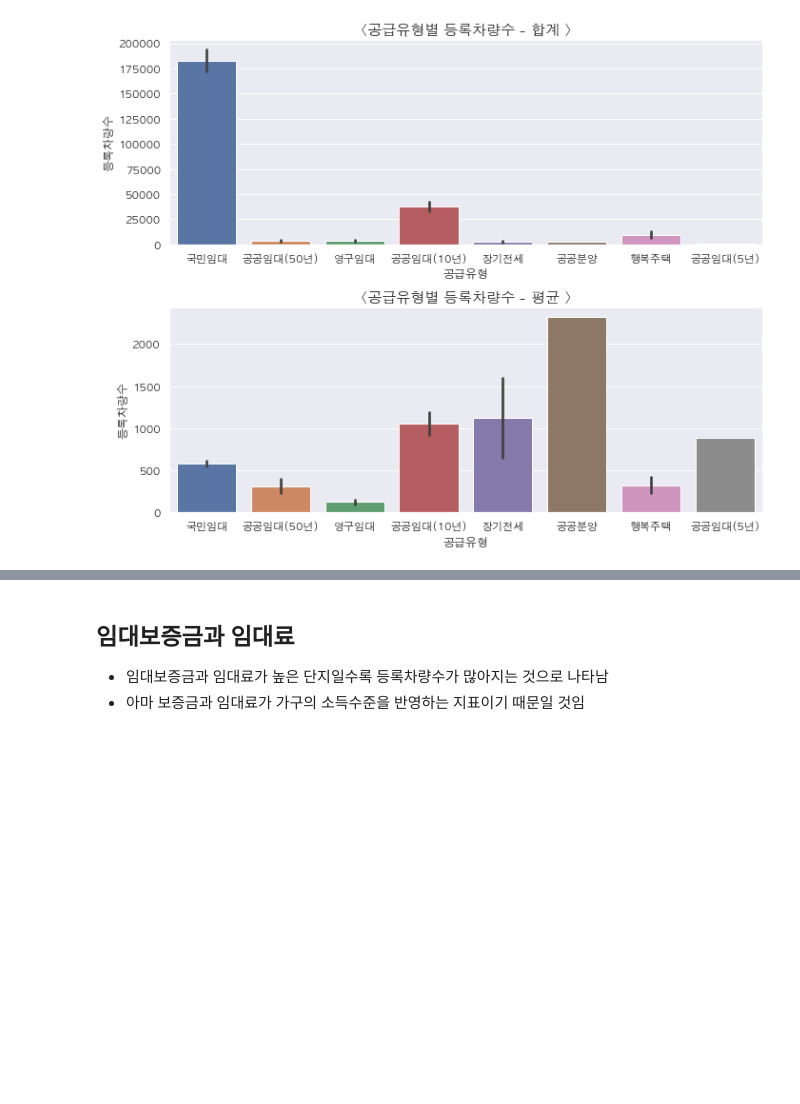
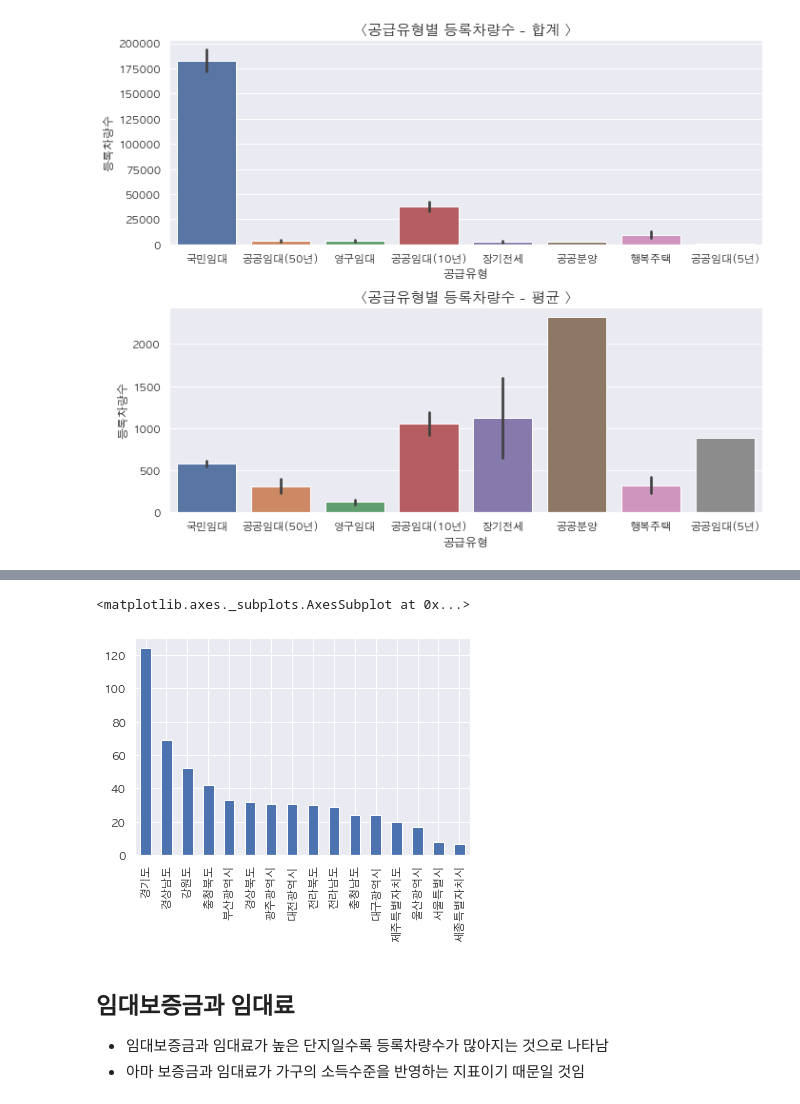
Before and after one commit to ilikeinow12/Kaggle, a Jupyter notebook: 주차수요예측.ipynb, the cells around one changed output, grey strips where cells are left out. Saved outputs shown, nothing was run; the diff lists cells and outputs as text; code cells hidden in the pictures; blank space fills up the shorter version.

```diff
--- a/주차수요예측.ipynb
+++ b/주차수요예측.ipynb
@@ -733,3 +850,8 @@ plt.show();
+# %%
+df_new['지역'].value_counts().plot(kind='bar')
+# %% [output]
+<matplotlib.axes._subplots.AxesSubplot at 0x...>
+[figure, added]
 # %% [markdown]
 ## 임대보증금과 임대료
 - 임대보증금과 임대료가 높은 단지일수록 등록차량수가 많아지는 것으로 나타남
```
Also changed, not shown: parts of 63 cells of this notebook.
